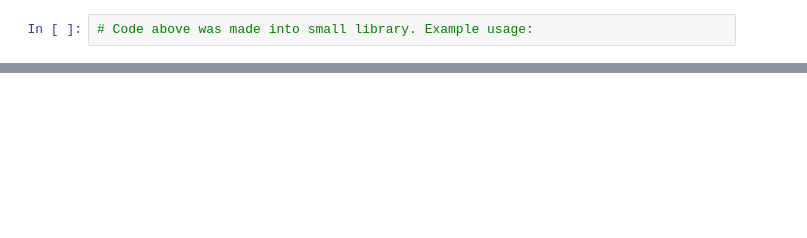
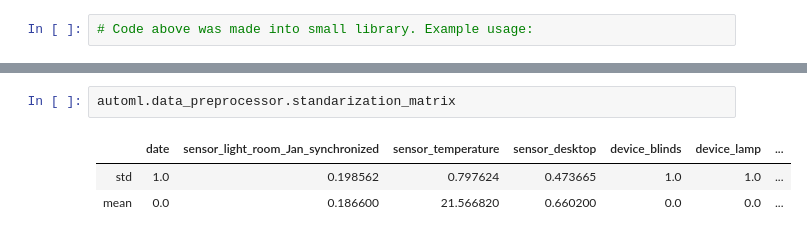
Before and after one commit to Fakser/Smart-house-rule-induction, a Jupyter notebook: notebook.ipynb, the cells around one changed output, grey strips where cells are left out. Drawn from its saved outputs; the diff is of its cells as text; blank space fills up the shorter version.

```diff
--- a/notebook.ipynb
+++ b/notebook.ipynb
@@ -436,0 +411,6 @@ performed grid serach with max score of 1.0 and best parameters {'n_estimators '
+# %%
+automl.data_preprocessor.standarization_matrix
+# %% [output]
+|  | date | sensor_light_room_Jan_synchronized | sensor_temperature | sensor_desktop | device_blinds | device_lamp | ... |
+| std | 1.0 | 0.198562 | 0.797624 | 0.473665 | 1.0 | 1.0 | ... |
+| mean | 0.0 | 0.186600 | 21.566820 | 0.660200 | 0.0 | 0.0 | ... |
```
Also changed, not shown: parts of 10 cells of this notebook, 1 other file.
